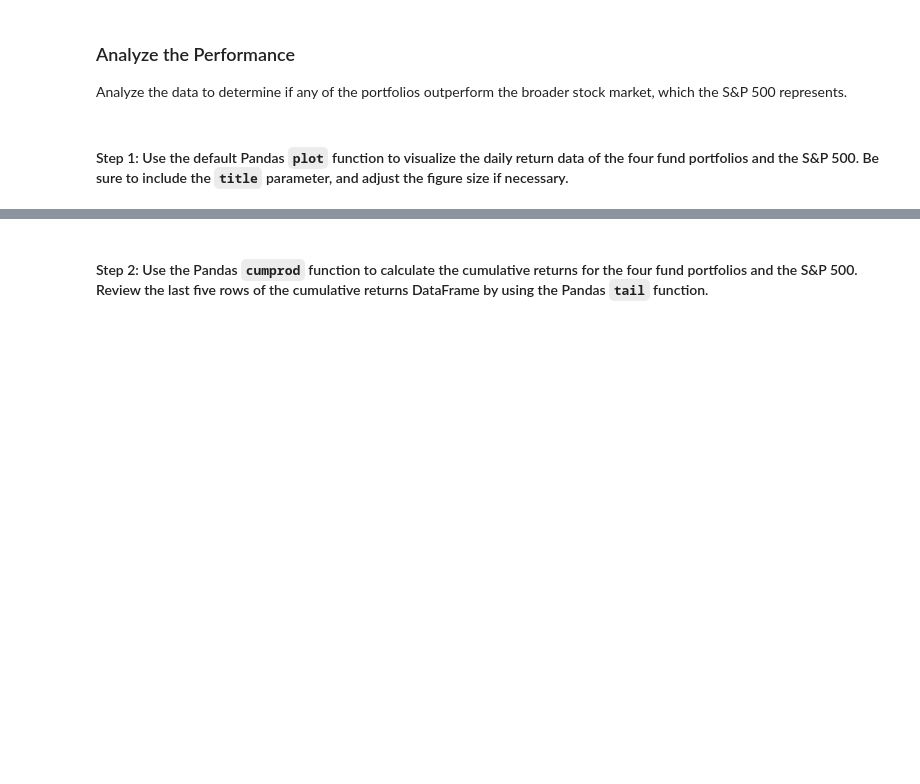
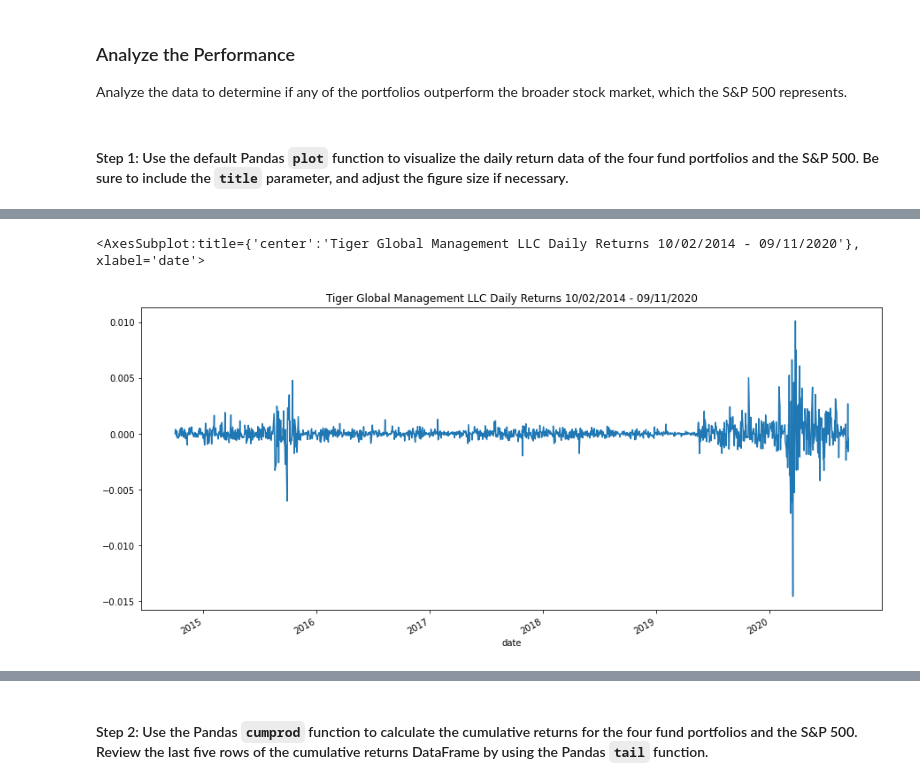
Before and after one commit to ethansilvas/whale-risk-return-analysis, a Jupyter notebook: risk_return_analysis.ipynb, the cells around one changed output, grey strips where cells are left out. Cells and saved outputs as stored; diff of their text form; code cells hidden in the pictures; blank space fills up the shorter version.

```diff
--- a/risk_return_analysis.ipynb
+++ b/risk_return_analysis.ipynb
@@ -132,0 +184,5 @@ Analyze the data to determine if any of the portfolios outperform the broader st
+# %%
+whale_daily_returns['TIGER GLOBAL MANAGEMENT LLC'].plot(title='Tiger Global Management LLC Daily Returns 10/02/2014 - 09/11/2020', figsize=(15, 7))
+# %% [output]
+<AxesSubplot:title={'center':'Tiger Global Management LLC Daily Returns 10/02/2014 - 09/11/2020'}, xlabel='date'>
+[figure, added]
```
Also changed, not shown: parts of 15 cells of this notebook.
